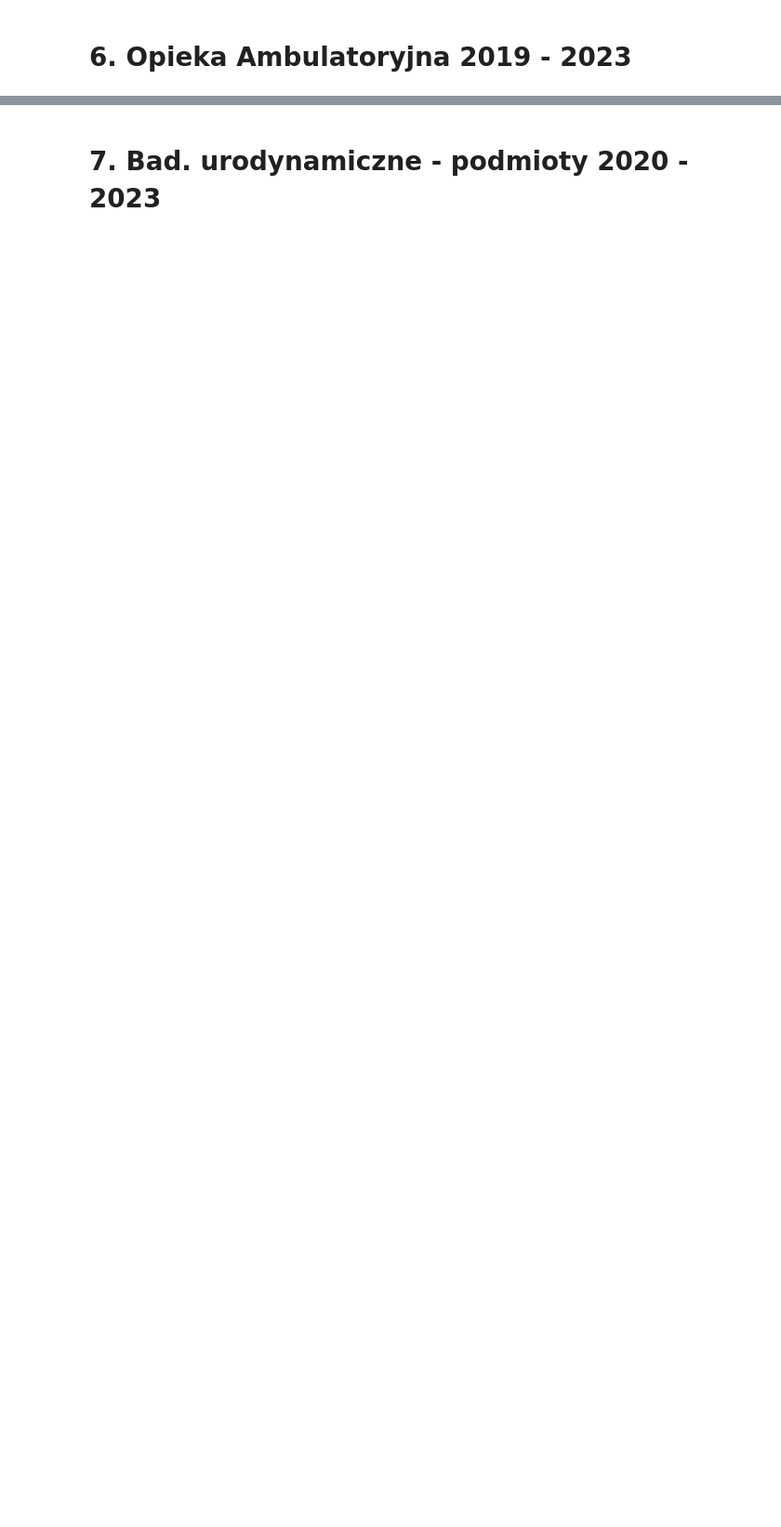
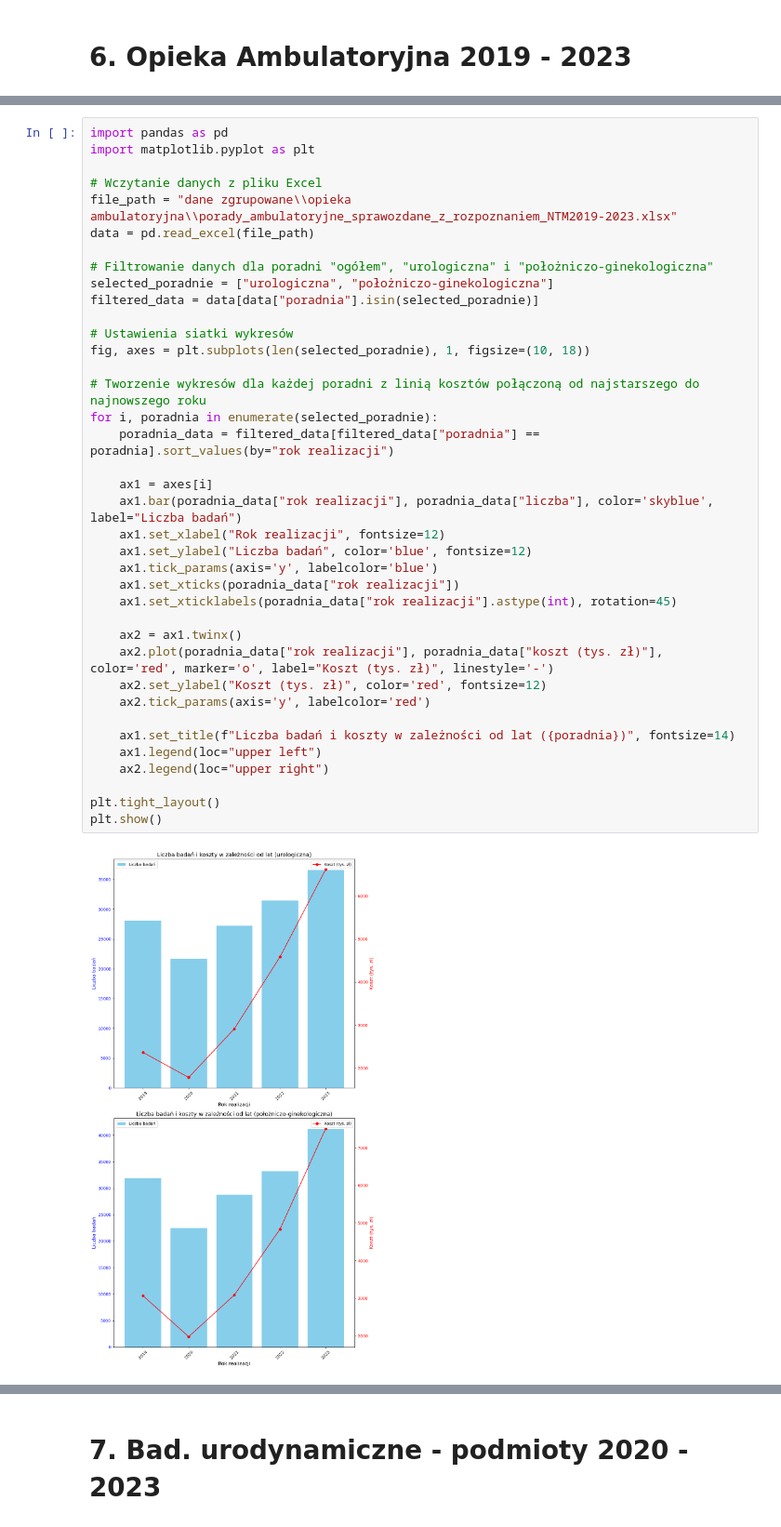
Before and after one commit to KacperJarosik/NTM, a Jupyter notebook: main.ipynb, the cells around one changed output, grey strips where cells are left out. Shown at 93% size. Saved outputs shown, nothing was run; the diff lists cells and outputs as text; blank space fills up the shorter version.

Commit message:
Dodanie wykresów dla # 6. Opieka Ambulatoryjna 2019 - 2023 # 7. Bad. urodynamiczne - podmioty 2020 - 2023

```diff
--- a/main.ipynb
+++ b/main.ipynb
@@ -440,0 +443,40 @@ plt.show()
+# %%
+import pandas as pd
+import matplotlib.pyplot as plt
+
+# Wczytanie danych z pliku Excel
+file_path = "dane zgrupowane\\opieka ambulatoryjna\\porady_ambulatoryjne_sprawozdane_z_rozpoznaniem_NTM2019-2023.xlsx"
+data = pd.read_excel(file_path)
+
+# Filtrowanie danych dla poradni "ogółem", "urologiczna" i "położniczo-ginekologiczna"
+selected_poradnie = ["urologiczna", "położniczo-ginekologiczna"]
+filtered_data = data[data["poradnia"].isin(selected_poradnie)]
+
+# Ustawienia siatki wykresów
+fig, axes = plt.subplots(len(selected_poradnie), 1, figsize=(10, 18))
+
+# Tworzenie wykresów dla każdej poradni z linią kosztów połączoną od najstarszego do najnowszego roku
+for i, poradnia in enumerate(selected_poradnie):
+    poradnia_data = filtered_data[filtered_data["poradnia"] == poradnia].sort_values(by="rok realizacji")
+
+    ax1 = axes[i]
+    ax1.bar(poradnia_data["rok realizacji"], poradnia_data["liczba"], color='skyblue', label="Liczba badań")
+    ax1.set_xlabel("Rok realizacji", fontsize=12)
+    ax1.set_ylabel("Liczba badań", color='blue', fontsize=12)
+    ax1.tick_params(axis='y', labelcolor='blue')
+    ax1.set_xticks(poradnia_data["rok realizacji"])
+    ax1.set_xticklabels(poradnia_data["rok realizacji"].astype(int), rotation=45)
+
+    ax2 = ax1.twinx()
+    ax2.plot(poradnia_data["rok realizacji"], poradnia_data["koszt (tys. zł)"], color='red', marker='o', label="Koszt (tys. zł)", linestyle='-')
+    ax2.set_ylabel("Koszt (tys. zł)", color='red', fontsize=12)
+    ax2.tick_params(axis='y', labelcolor='red')
+
+    ax1.set_title(f"Liczba badań i koszty w zależności od lat ({poradnia})", fontsize=14)
+    ax1.legend(loc="upper left")
+    ax2.legend(loc="upper right")
+
+plt.tight_layout()
+plt.show()
+# %% [output]
+[figure, added]
```
Also changed, not shown: parts of 5 cells of this notebook.
